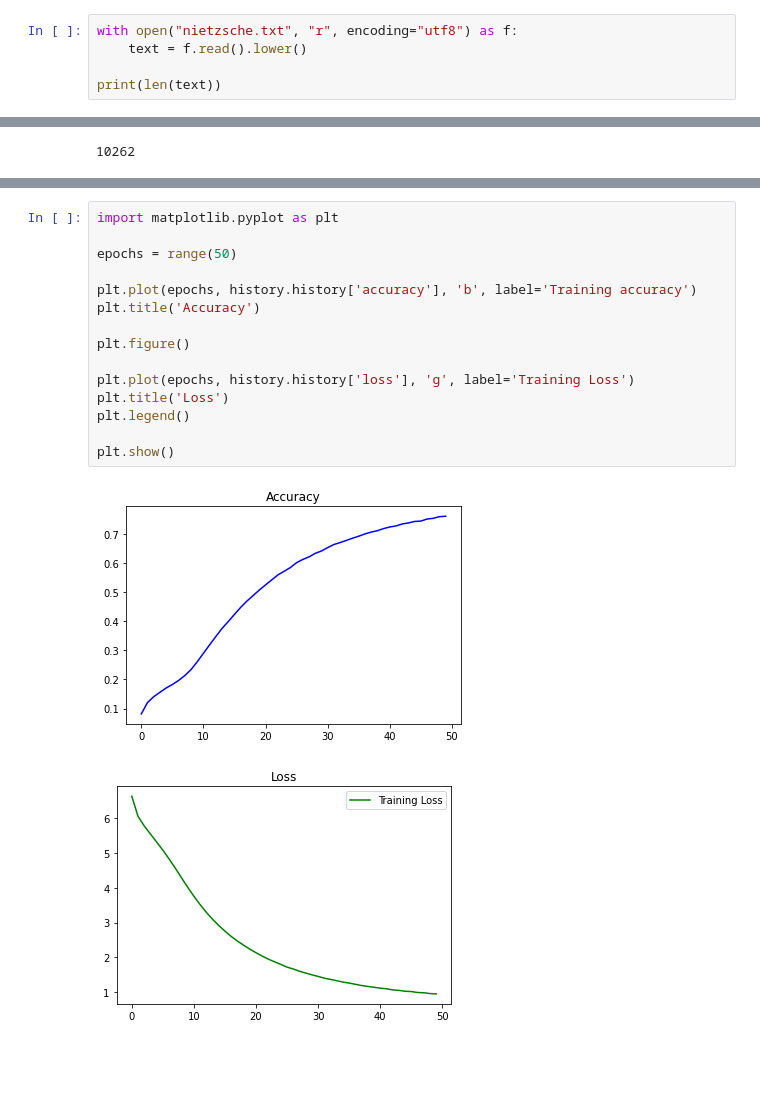
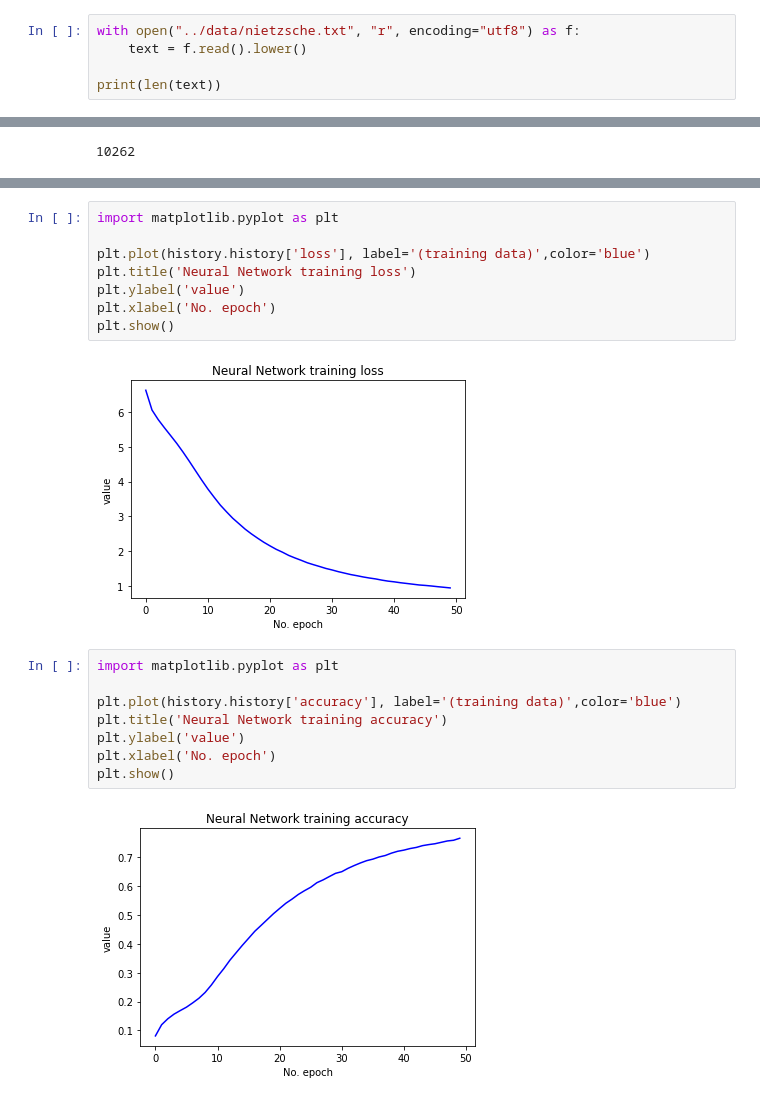
Before and after one commit to redfrog66/Introduction2NLP, a Jupyter notebook: Lectures/11/lecture-11-4-text-generation-wordlevel.ipynb, the cells around one changed output, grey strips where cells are left out. Saved outputs shown, nothing was run; the diff lists cells and outputs as text; blank space fills up the shorter version.

```diff
--- a/Lectures/11/lecture-11-4-text-generation-wordlevel.ipynb
+++ b/Lectures/11/lecture-11-4-text-generation-wordlevel.ipynb
@@ -7,7 +7,7 @@ from tensorflow.keras.optimizers import Adam
 from tensorflow.keras.callbacks import EarlyStopping
 import numpy as np
 # %%
-with open("nietzsche.txt", "r", encoding="utf8") as f:
+with open("../data/nietzsche.txt", "r", encoding="utf8") as f:
     text = f.read().lower()
 
 print(len(text))
@@ -91,19 +121,21 @@ Epoch 50/50
 # %%
 import matplotlib.pyplot as plt
 
-epochs = range(50)
-
-plt.plot(epochs, history.history['accuracy'], 'b', label='Training accuracy')
-plt.title('Accuracy')
-
-plt.figure()
-
-plt.plot(epochs, history.history['loss'], 'g', label='Training Loss')
-plt.title('Loss')
-plt.legend()
-
+plt.plot(history.history['loss'], label='(training data)',color='blue')
+plt.title('Neural Network training loss')
+plt.ylabel('value')
+plt.xlabel('No. epoch')
 plt.show()
 # %% [output]
-[figure, old version]
+[figure, new version]
-[figure, removed]
+# %%
+import matplotlib.pyplot as plt
+
+plt.plot(history.history['accuracy'], label='(training data)',color='blue')
+plt.title('Neural Network training accuracy')
+plt.ylabel('value')
+plt.xlabel('No. epoch')
+plt.show()
+# %% [output]
+[figure, added]
 # %%
```
Also changed, not shown: parts of 11 cells of this notebook, 3 other files.
